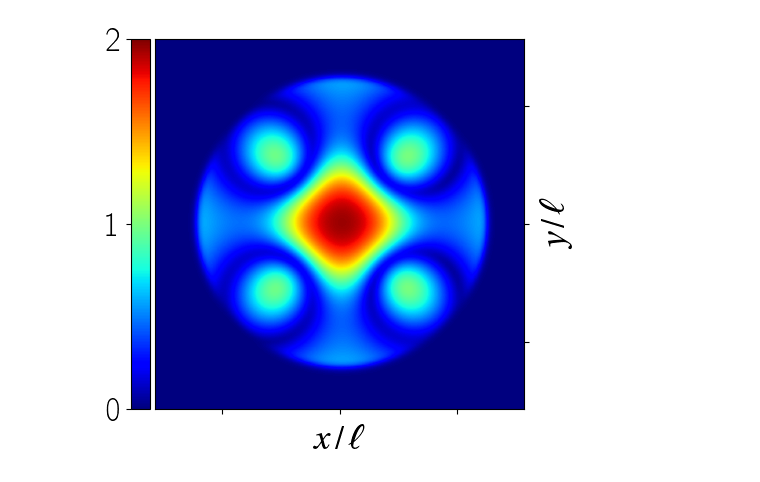
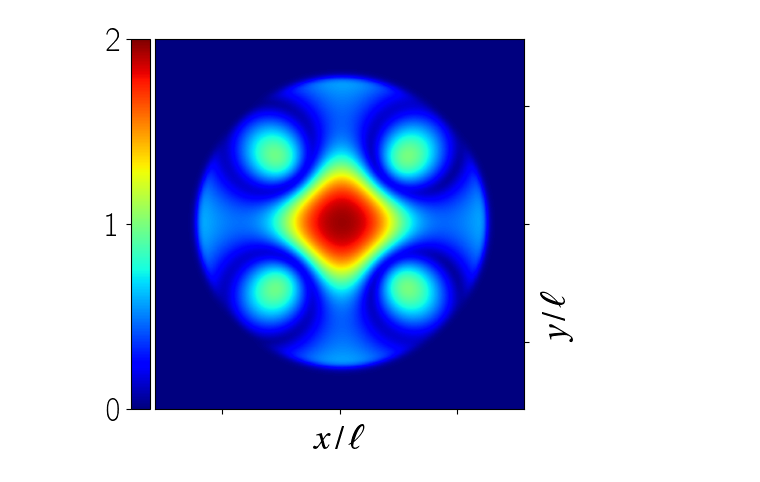
Before and after one commit to wheelerMT/thesis, a Jupyter notebook: scripts/ch-spin2/C-FM/C-FM_coreless_cyclic_spin_mag.ipynb, the cells around one changed output. Drawn from its saved outputs; the diff is of its cells as text; code cells hidden in the pictures.

Commit message:
Moved label

```diff
--- a/scripts/ch-spin2/C-FM/C-FM_coreless_cyclic_spin_mag.ipynb
+++ b/scripts/ch-spin2/C-FM/C-FM_coreless_cyclic_spin_mag.ipynb
@@ -40,20 +40,21 @@ spin_expec = tophat * np.sqrt(abs(fx) ** 2 + abs(fy) ** 2 + abs(fz) ** 2)
 # %%
 fig, ax = plt.subplots(1, )
 ax.set_xlim(-X.max() + 2, X.max() - 2)
 ax.set_ylim(-Y.max() + 2, Y.max() - 2)
 ax.set_xlabel(r'$x/\ell$')
-ax.set_ylabel(r'$y/\ell$', labelpad=-300)
+ax.set_ylabel(r'$y/\ell$')
+ax.yaxis.set_label_coords(1.13, .25)
 ax.set_xticklabels([])
 ax.set_yticklabels([])
 extent = (-X.max(), X.max(), -Y.max(), Y.max())
 plot = ax.imshow(spin_expec[:, :, 44].T, extent=extent, origin='lower', vmin=0,
                  vmax=2, interpolation='gaussian', cmap='jet')
 constz_cbar = plt.colorbar(plot, ax=ax, pad=0.01, location='left')
 ax.yaxis.tick_right()
 constz_cbar.set_ticks([0, 1, 2])
 constz_cbar.set_ticklabels(['0', '1', '2'])
 
 plt.savefig('../../../gfx/ch-spin2/C-FM=2_coreless_cyclic_spin_mag.pdf',
             bbox_inches='tight')
 # %% [output]
-[figure, old version]
+[figure, new version]
```
Also changed, not shown: 1 other file.
